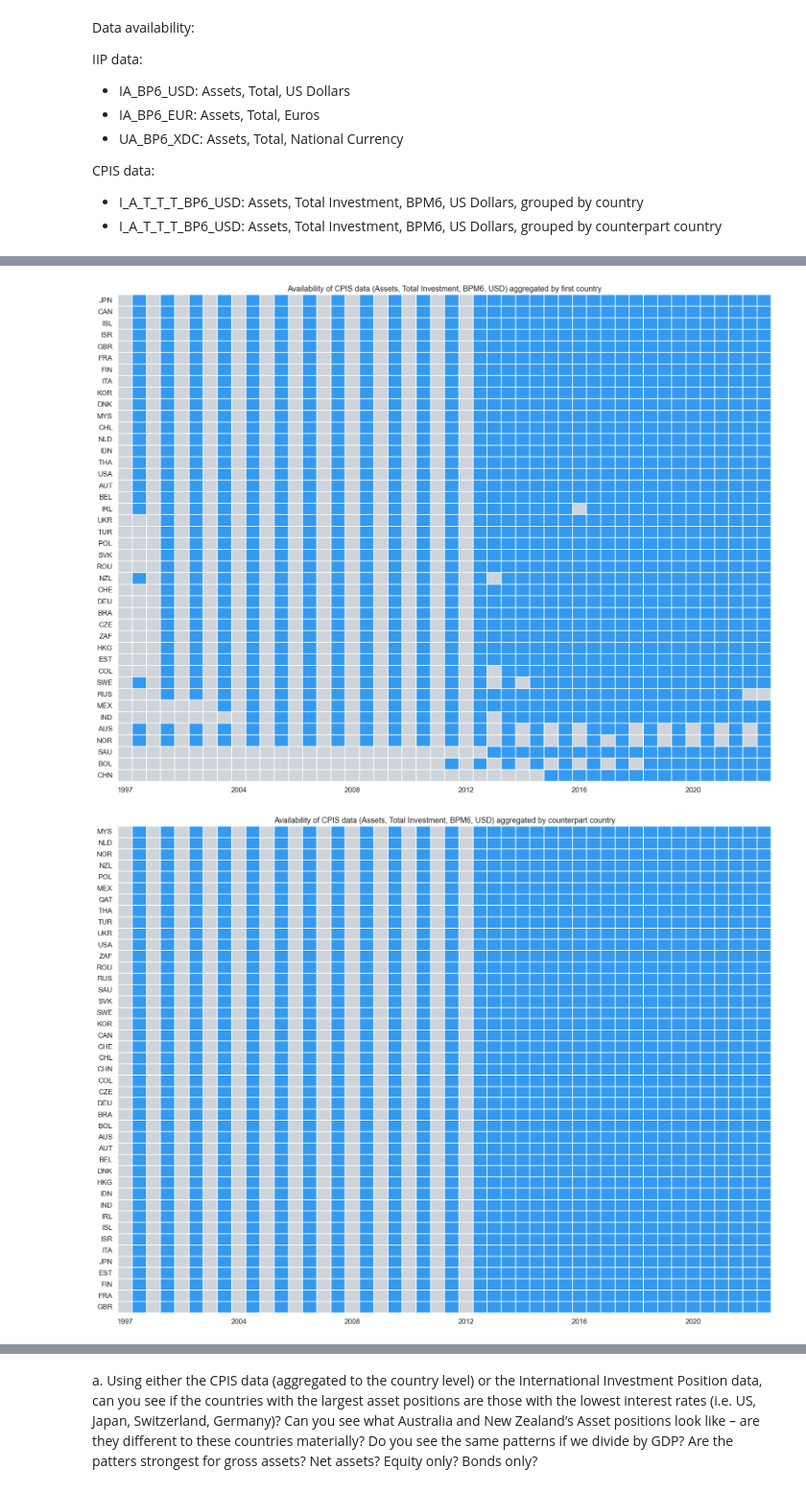
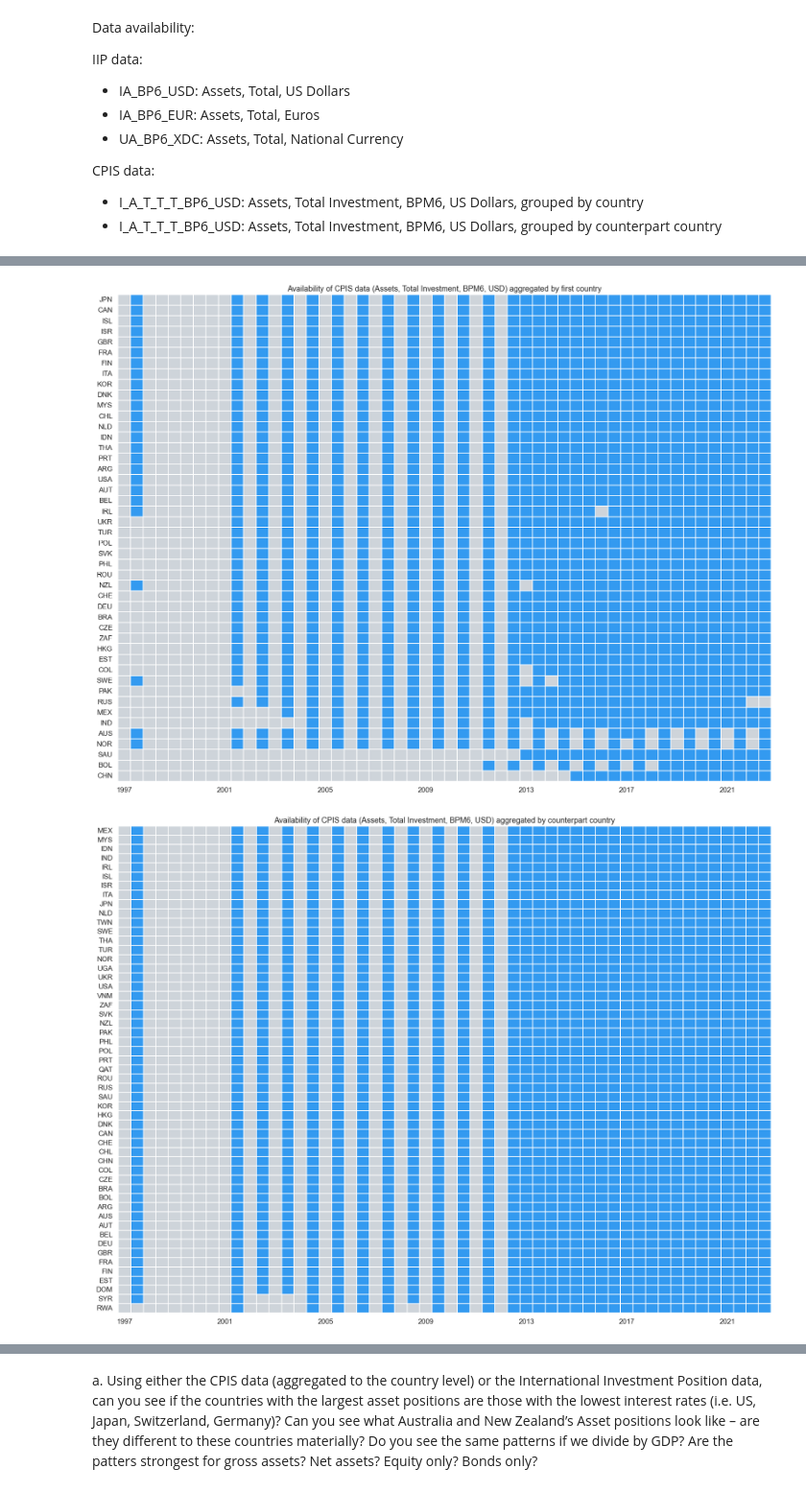
Before and after one commit to emilyfu1/riskoff, a Jupyter notebook: lookatdata.ipynb, the cells around one changed output, grey strips where cells are left out. Shown at 96% size. Cells and saved outputs as stored; diff of their text form; code cells hidden in the pictures.

Commit message:
fixing the cpis missing years

```diff
--- a/lookatdata.ipynb
+++ b/lookatdata.ipynb
@@ -92,13 +142,15 @@ IIP data:
 CPIS data:
 - I_A_T_T_T_BP6_USD: Assets, Total Investment, BPM6, US Dollars, grouped by country
 - I_A_T_T_T_BP6_USD: Assets, Total Investment, BPM6, US Dollars, grouped by counterpart country
+# %%
+# countries that i want (for the USD dataset at least since there are too many countries for the figure)
+# just showing as good a picture as possible for data availability
+countries = ['USA', 'CAN', 'KOR', 'GBR', 'JPN', 'EUR', 'IRL', 'CHE', 'AUS', 'NZL', 'SWE',
+             'NOR', 'FIN', 'DNK', 'CZE', 'ZAF', 'DEU', 'AUT', 'BEL', 'BOL', 'BRA', 'CHL',
+             'CHN', 'COL', 'EST', 'FRA', 'IDN', 'IND', 'ISL', 'ISR', 'ITA', 'MEX', 'MYS',
+             'NLD', 'POL', 'QAT', 'ROU', 'RUS', 'SAU', 'SVK', 'THA', 'TUR', 'UKR', 'HKG',
+             'UGA', 'VNM', 'TWN', 'RWA', 'QAT', 'PRT', 'SYR', 'PHL', 'PAK', 'DOM', 'ARG']
 # %%
-# countries that i want (for the USD dataset at least since there are too many countries for the figure)
-countries = ['USA', 'CAN', 'KOR', 'GBR', 'JPN', 'EUR', 'IRL', 'CHE', 'AUS', 'NZL', 'SWE',
-             'NOR', 'FIN', 'DNK', 'CZE', 'ZAF', 'DEU', 'AUT', 'BEL', 'BOL', 'BRA', 'CHL',
-             'CHN', 'COL', 'EST', 'FRA', 'IDN', 'IND', 'ISL', 'ISR', 'ITA', 'MEX', 'MYS',
-             'NLD', 'POL', 'QAT', 'ROU', 'RUS', 'SAU', 'SVK', 'THA', 'TUR', 'UKR', 'HKG']
-
 iip_data = [iip_usd_long, iip_euro_long, iip_home_long]
 iip_data_names = ['USD', 'Euros', 'national currency']
 
@@ -177,8 +229,20 @@ for i, data in enumerate(cpis_data):
         forheatmap.rename(columns={'iso3_c': 'iso3'}, inplace=True)
 
     # fix dates
+    # insert missing years by copying the 1997 data and replacing everyting with nans and then merging
+    # honestly kinda shitty way to do this
+    data_1998 = forheatmap[forheatmap['date'] == '1997']
+    data_1998.loc[data_1998['date'] == '1997', 'date'] = '1998'
+    data_1998.loc[data_1998['value'].notnull(), 'value'] = np.nan
+    data_1999 = data_1998.copy()
+    data_1999.loc[data_1999['date'] == '1998', 'date'] = '1999'
+    data_2000 = data_1999.copy()
+    data_2000.loc[data_2000['date'] == '1999', 'date'] = '2000'
+    forheatmap = pd.concat([forheatmap, data_1998, data_1999, data_2000])
+
+    # convert format
     forheatmap['date'] = forheatmap.apply(convert_date, axis=1)
-
+    # insert missing half-year values
     for index, row in forheatmap.iterrows():
             year = int(row['date'][:4])
             middle_of_year_date = f'{year}-06-30'
@@ -194,35 +258,37 @@ for i, data in enumerate(cpis_data):
     forheatmap['date'] = pd.to_datetime(forheatmap['date'])
     forheatmap = forheatmap.sort_values('date').reset_index(drop=True)
 
     # Create a pivot table to reshape the data for the heatmap
     heatmap_data = forheatmap.pivot_table(index='iso3', columns='date', values='value', aggfunc='count', fill_value=0)
 
     # Create a binary matrix indicating the presence of data
     binary_matrix = heatmap_data > 0
 
     # Reorder the rows based on the number of True values in each row (descending order)
     binary_matrix = binary_matrix.loc[binary_matrix.sum(axis=1).sort_values(ascending=False).index]
 
     # look at a smaller set of countries since there's not enough space
     binary_matrix = binary_matrix[binary_matrix.index.isin(countries)]
 
     # Heatmap
     colours = (colors.hex2color('#CED4DA'),colors.hex2color('#339AF0'))
     cmap = LinearSegmentedColormap.from_list('Custom', colours, len(colours))
     xint = [i.year for i in binary_matrix.columns.tolist()]
     sns.set(font_scale = 1.1)
     plt.subplots(figsize=(20,15))
     ax = sns.heatmap(binary_matrix, cmap=cmap, yticklabels=True, xticklabels=xint  ,linewidths=0.01, cbar=False)
     ax.set(xlabel="", ylabel="")
     ax.set_xticklabels(ax.get_xticklabels(),rotation = 0)
     ax.set_xticks(ax.get_xticks()[::8])
     plt.title('Availability of CPIS data (Assets, Total Investment, BPM6, ' + currency + ') aggregated by ' + version)
     plt.show()
 
     # Export graph as pdf
-    # fig = ax.get_figure()
-    # fig.savefig(path_figures + 'availability_' + indicator + '.pdf', bbox_inches = 'tight')
-    # display(forheatmap)
+    fig = ax.get_figure()
+    # if version == 'first country':
+    #     fig.savefig(path_figures + 'availability_I_A_T_T_T_BP6_USD_firstcountry.pdf', bbox_inches = 'tight')
+    # else:
+    #      fig.savefig(path_figures + 'availability_I_A_T_T_T_BP6_USD_counterpartcountry.pdf', bbox_inches = 'tight')
 # %% [output]
-[figure, old version]
+[figure, new version]
-[figure, old version]
+[figure, new version]
```
Also changed, not shown: parts of 7 cells of this notebook.
